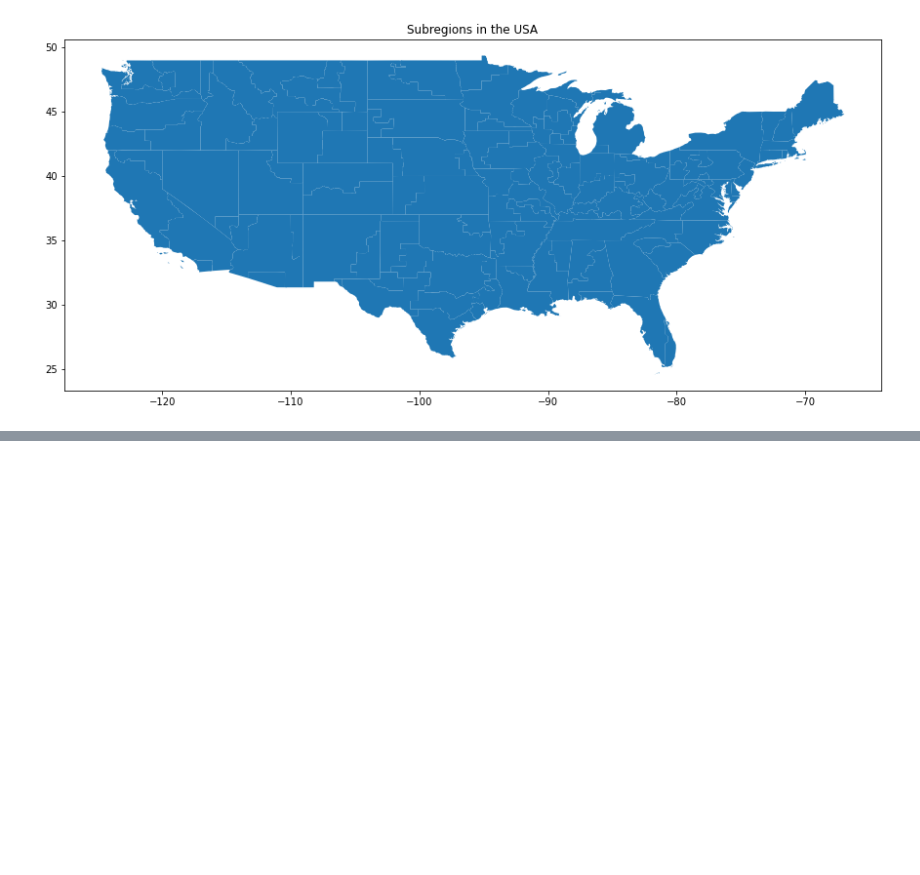
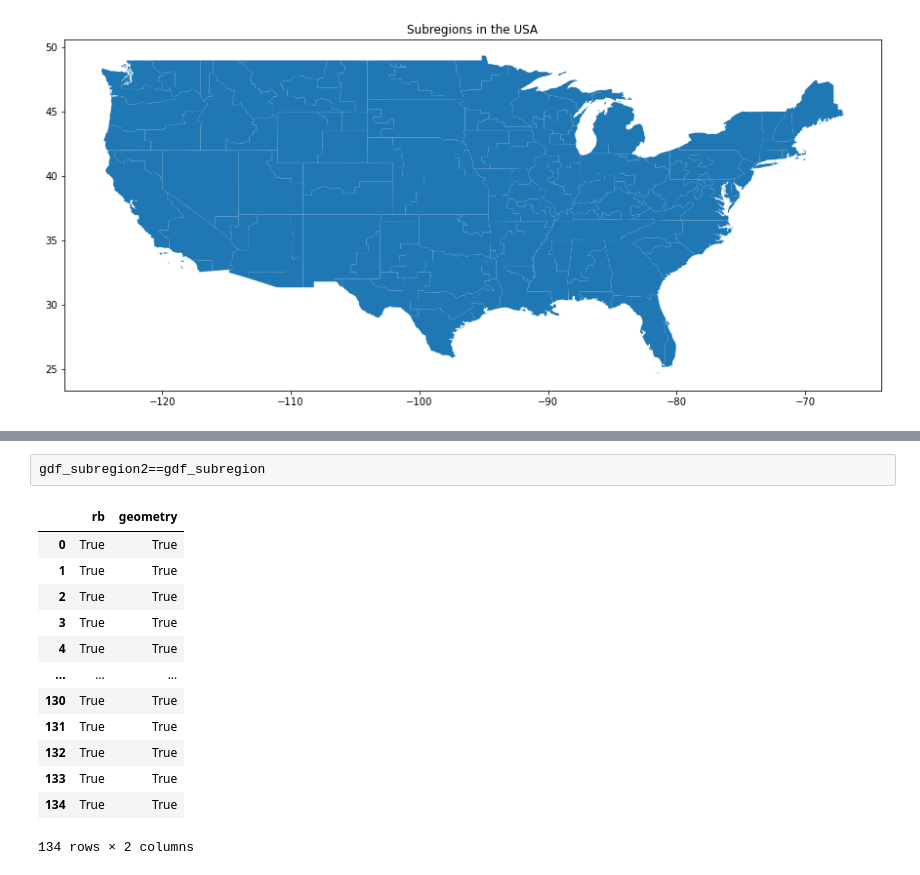
Before and after one commit to pandaanson/demand_prediction_with_weather, a Jupyter notebook: dash_with_map.ipynb, the cells around one changed output, grey strips where cells are left out. Drawn from its saved outputs; the diff is of its cells as text; blank space fills up the shorter version.

```diff
--- a/dash_with_map.ipynb
+++ b/dash_with_map.ipynb
@@ -196,0 +321,16 @@ state_to_ba_df
+# %%
+gdf_subregion2==gdf_subregion
+# %% [output]
+|  | rb | geometry |
+| 0 | True | True |
+| 1 | True | True |
+| 2 | True | True |
+| 3 | True | True |
+| 4 | True | True |
+| ... | ... | ... |
+| 130 | True | True |
+| 131 | True | True |
+| 132 | True | True |
+| 133 | True | True |
+| 134 | True | True |
+134 rows × 2 columns
```
Also changed, not shown: parts of 16 cells of this notebook, 13 other files.
